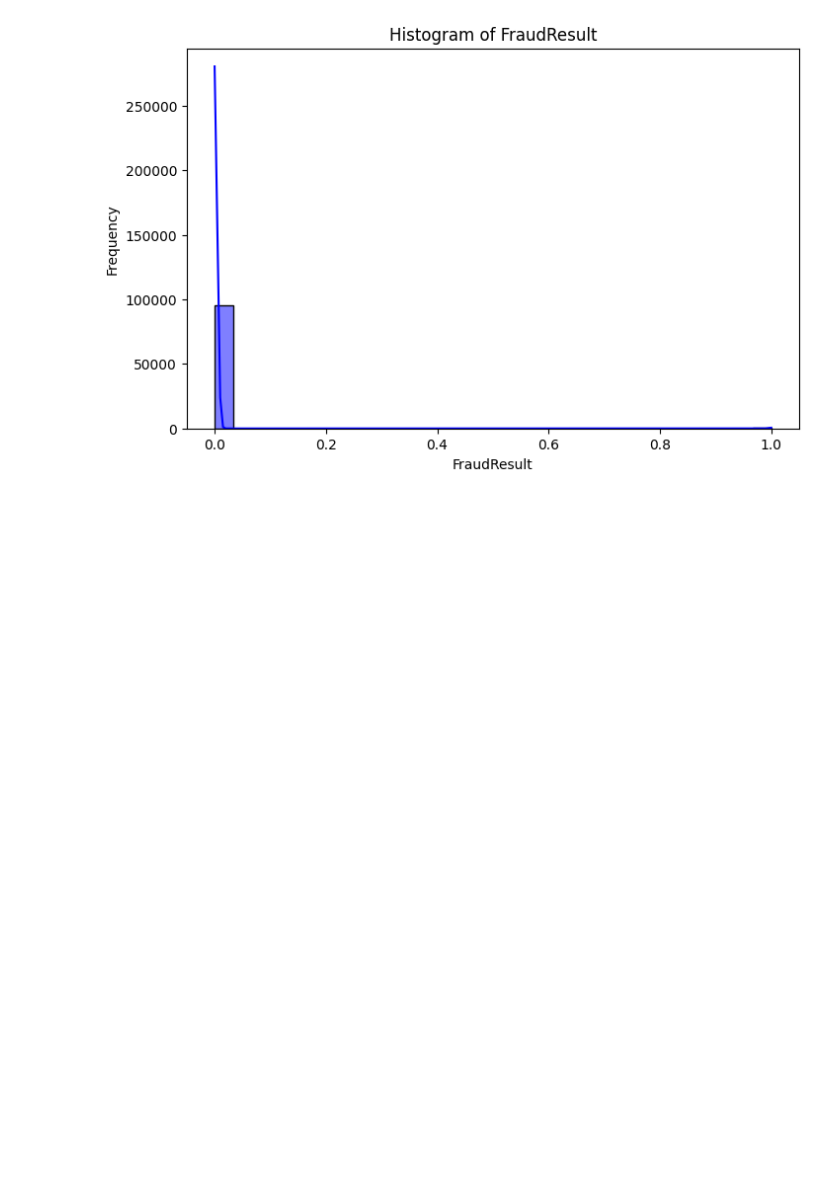
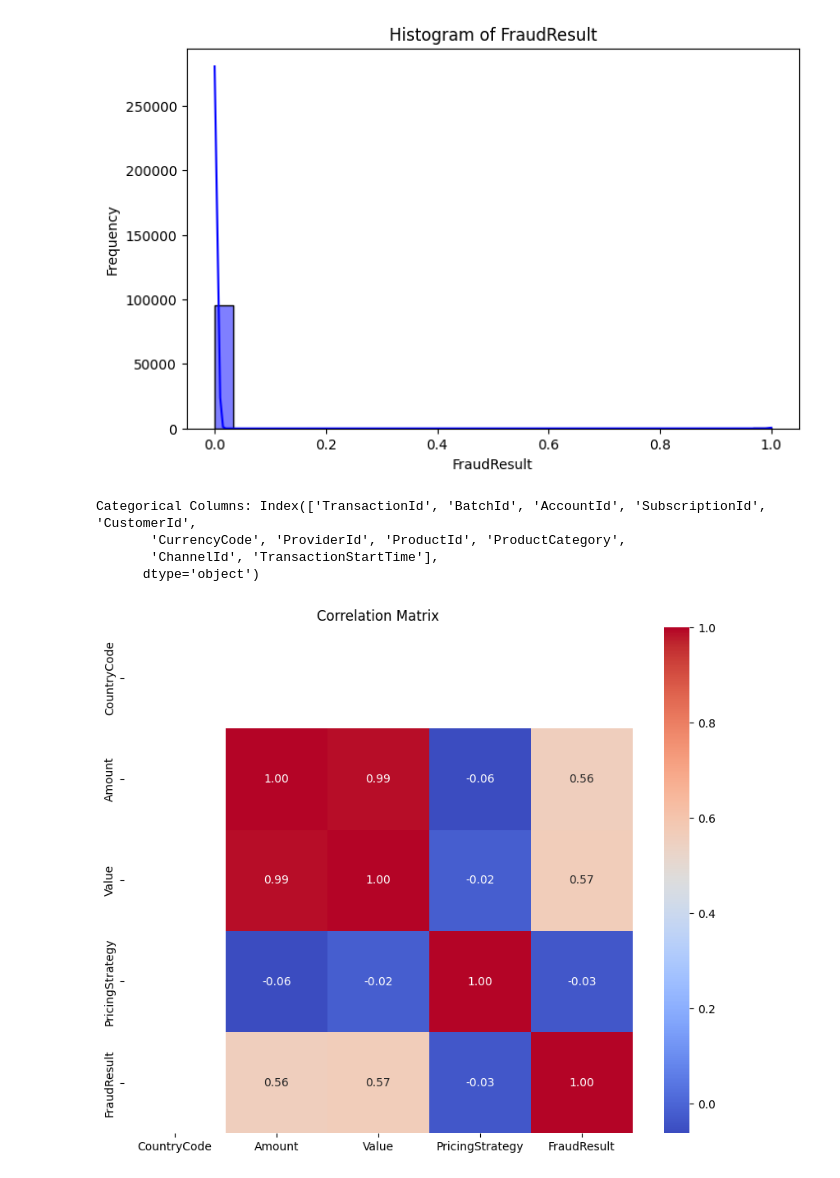
Before and after one commit to YonInsights/Bati-Bank-Credit-Scoring-Model, a Jupyter notebook: notebooks/eda.ipynb, the cells around one changed output. Cells and saved outputs as stored; diff of their text form; code cells hidden in the pictures; blank space fills up the shorter version.

```diff
--- a/notebooks/eda.ipynb
+++ b/notebooks/eda.ipynb
@@ -79,3 +79,17 @@ Numerical Columns: Index(['CountryCode', 'Amount', 'Value', 'PricingStrategy', '
 [figure]
 [figure]
 [figure]
+# %%
+# Identify categorical columns
+categorical_cols = df.select_dtypes(include=['object']).columns
+print("Categorical Columns:", categorical_cols)
+# %% [output]
+Categorical Columns: Index(['TransactionId', 'BatchId', 'AccountId', 'SubscriptionId', 'CustomerId',
+       'CurrencyCode', 'ProviderId', 'ProductId', 'ProductCategory',
+       'ChannelId', 'TransactionStartTime'],
+      dtype='object')
+# %%
+# Visualize the correlation matrix
+plot_correlation_matrix(df)
+# %% [output]
+[figure, added]
```
Also changed, not shown: parts of 2 cells of this notebook, 1 other file.
